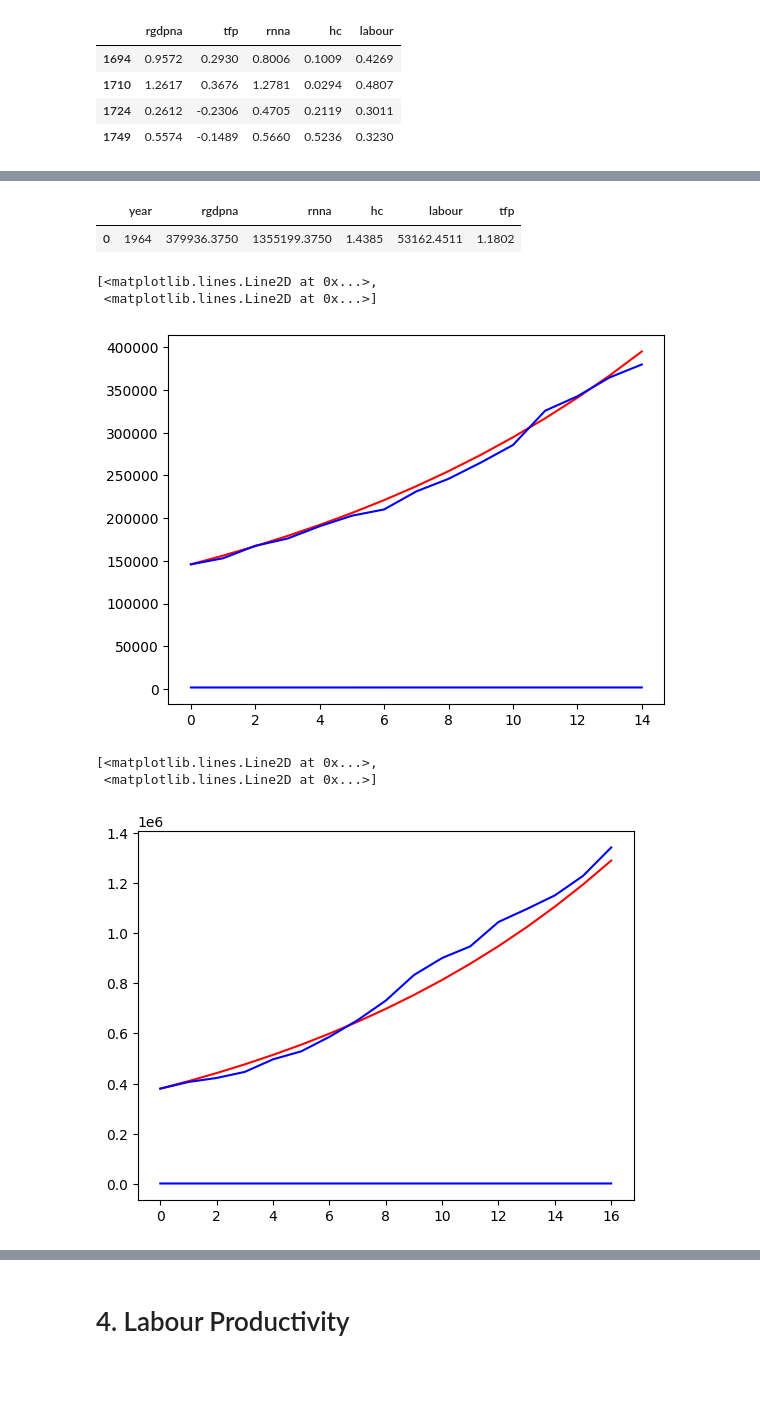
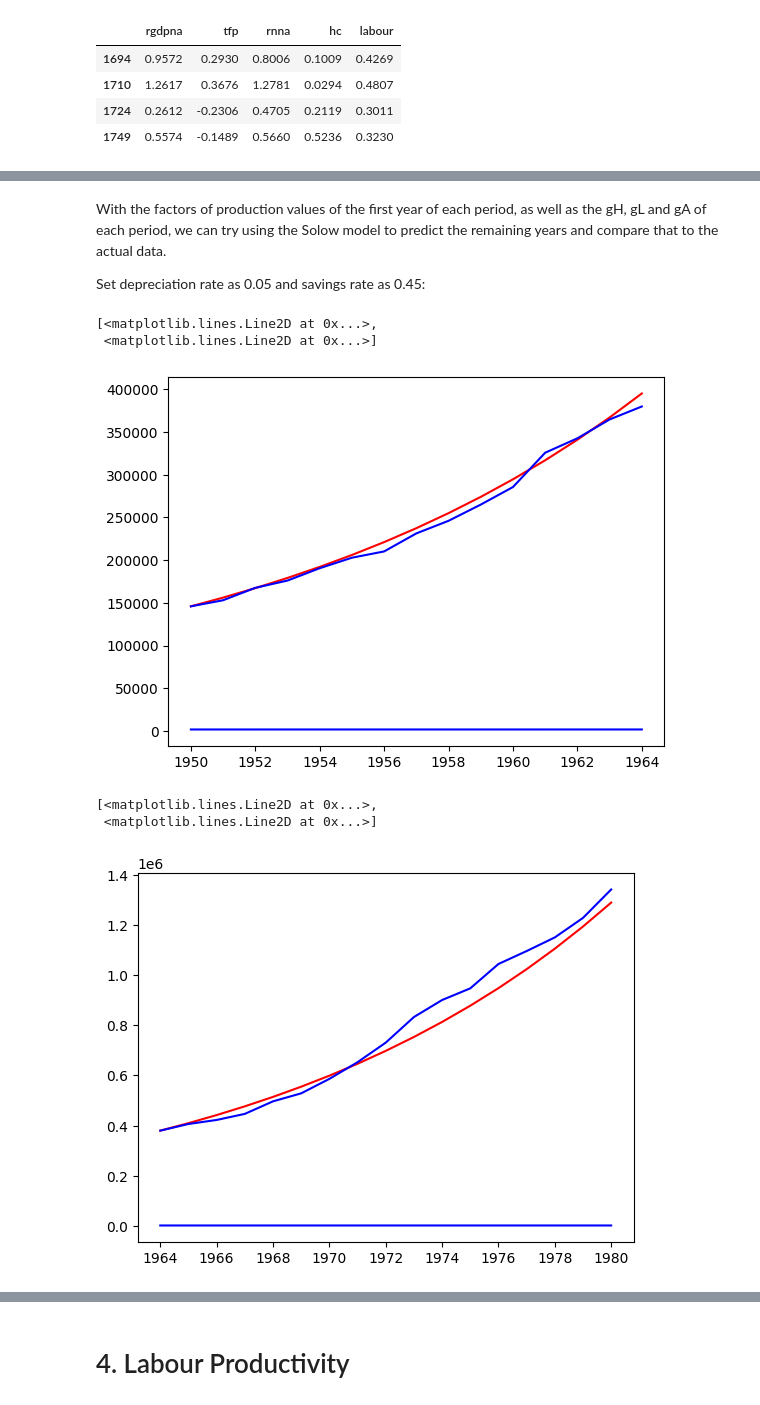
Before and after one commit to Jessie-Fung/ec2b1-brazil, a Jupyter notebook: code/code.ipynb, the cells around one changed output, grey strips where cells are left out. Drawn from its saved outputs; the diff is of its cells as text; code cells hidden in the pictures; blank space fills up the shorter version.

```diff
--- a/code/code.ipynb
+++ b/code/code.ipynb
@@ -337,7 +337,7 @@ Therefore,
 alpha = 0.5
 
 #Get relevant variables for Brazil
-data_tfp = all_df.loc[all_df["country"] == "Brazil", ("year", "rgdpna", "rnna", "hc", "emp", "avh", "rtfpna")]
+data_tfp = all_df.loc[all_df["country"] == "Brazil", ("year", "rgdpna", "rnna", "hc", "emp", "avh", "rtfpna", "delta")]
 data_tfp["labour"] = data_tfp["emp"]*data_tfp["avh"]
 
 data.index = data['year']
@@ -601,0 +603,5 @@ In 1980, the growth rate of TFP decreased drastically from 0.3676 to -0.2306.
+# %%
+savings_rate= [np.nan]+[(data_tfp["rnna"].iloc[i]-data_tfp["rnna"].iloc[i-1]*(1 - data_tfp["delta"].iloc[i]))/data_tfp["rgdpna"].iloc[i]
+                for i in range(1, data_tfp.shape[0])]
+
+data_tfp["savings_rate"]=savings_rate
@@ -602,3 +614,7 @@ In 1980, the growth rate of TFP decreased drastically from 0.3676 to -0.2306.
+# %% [markdown]
+With the factors of production values of the first year of each period, as well as the gH, gL and gA of each period, we can try using the Solow model to predict the remaining years and compare that to the actual data.
+
+Set depreciation rate as 0.05 and savings rate as 0.45:
 # %%
 delta = 0.05
 save_K = 0.45
@@ -618,9 +634,6 @@ def next_year(last_year_dict, gL, gH, gA):
     new_A = A * (math.e ** (gA))
     new_Y = production(new_K, new_L, new_H, new_A)
     return {"rgdpna": new_Y, "rnna": new_K,  "labour": new_L, "hc": new_H, "tfp": new_A}
-# %% [output]
-|  | year | rgdpna | rnna | hc | labour | tfp |
-| 0 | 1964 | 379936.3750 | 1355199.3750 | 1.4385 | 53162.4511 | 1.1802 |
 # %%
 def solow_simulation(starting_year, gL, gH, gA, years):
     df_starting = data_tfp[data_tfp["year"] == starting_year][["year", "rgdpna", "rnna", "hc", "labour", "tfp"]].reset_index(drop=True)
@@ -638,19 +651,19 @@ solow_1980_1994 = solow_simulation(1980, period_change["labour"].iloc[2]/14, per
 solow_1994_2019 = solow_simulation(1994, period_change["labour"].iloc[3]/25, period_change["hc"].iloc[3]/25, period_change["tfp"].iloc[3]/25, 25)
 # %%
 plt.figure()
-plt.plot(solow_1950_1964["rgdpna"], color = "red", label = "our model")
-plt.plot(data_tfp["rgdpna"][:15].reset_index(), color = "blue", label = "data")
+plt.plot(range(1950,1965), solow_1950_1964["rgdpna"], color = "red", label = "our model")
+plt.plot(range(1950,1965),data_tfp["rgdpna"][:15].reset_index(), color = "blue", label = "data")
 # %% [output]
 [<matplotlib.lines.Line2D at 0x...>,
  <matplotlib.lines.Line2D at 0x...>]
-[figure, old version]
+[figure, new version]
 # %%
 plt.figure()
-plt.plot(solow_1964_1980["rgdpna"], color = "red", label = "our model")
-plt.plot(data_tfp["rgdpna"][14:31].reset_index(), color = "blue", label = "data")
+plt.plot(range(1964,1981), solow_1964_1980["rgdpna"], color = "red", label = "our model")
+plt.plot(range(1964,1981), data_tfp["rgdpna"][14:31].reset_index(), color = "blue", label = "data")
 # %% [output]
 [<matplotlib.lines.Line2D at 0x...>,
  <matplotlib.lines.Line2D at 0x...>]
-[figure, old version]
+[figure, new version]
 # %%
 plt.figure()
```
Also changed, not shown: parts of 12 cells of this notebook.
